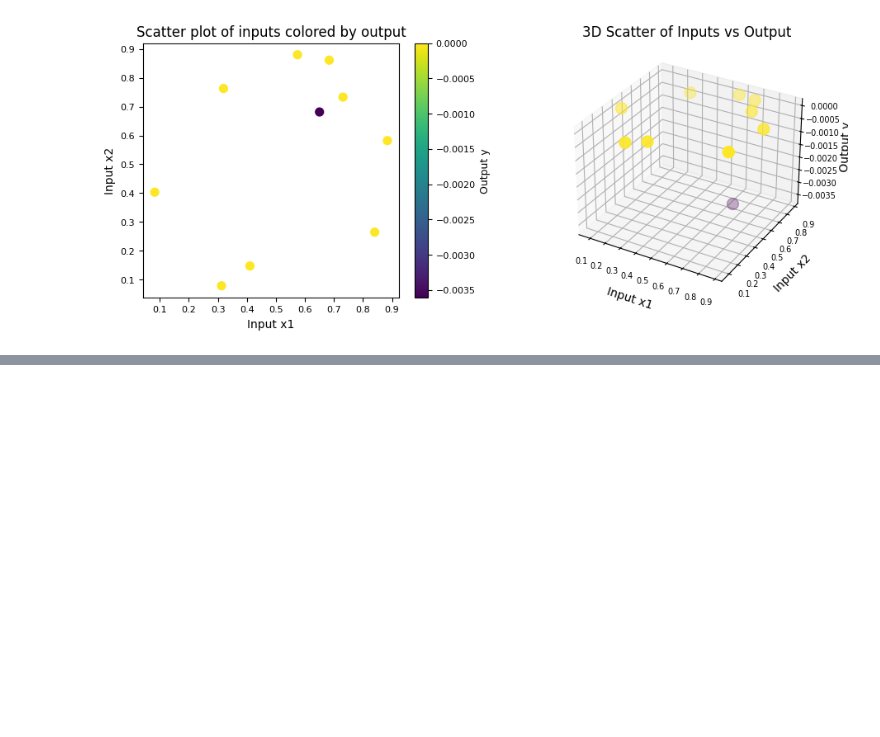
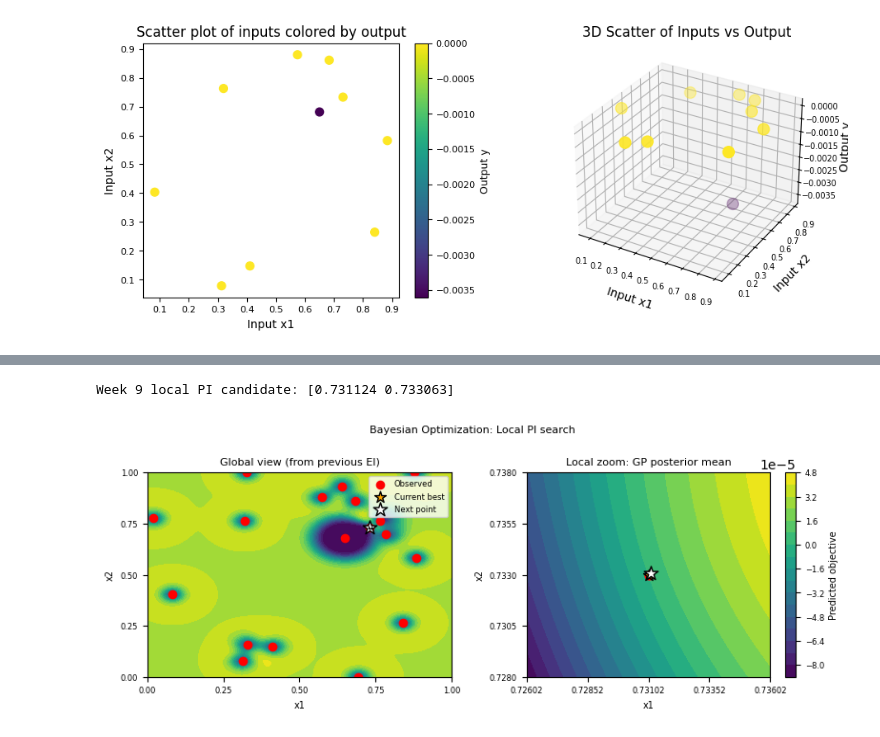
Before and after one commit to hervezogo/Bayesian-Black-Box-Optimisation, a Jupyter notebook: notebooks/Function_1.ipynb, the cells around one changed output, grey strips where cells are left out. Saved outputs shown, nothing was run; the diff lists cells and outputs as text; code cells hidden in the pictures; blank space fills up the shorter version.

```diff
--- a/notebooks/Function_1.ipynb
+++ b/notebooks/Function_1.ipynb
@@ -837,0 +315,77 @@ The global UCB and EI phases improved domain coverage but did not outperform the
+# %%
+# Matern Local configuration
+matern_32_kernel = ConstantKernel(1.0, (1e-6, 1e6))* Matern(length_scale=np.array([0.0025, 0.0025]), length_scale_bounds=(1e-4, 0.05), nu=1.5)
+local_gp_kwargs = {"alpha": 1e-12, "normalize_y": True, "n_restarts_optimizer": 20, "random_state": RANDOM_SEED}
+
+# Week 9 - Transition from global EI to local PI
+inputs, outputs = extract(data)
+x_best = inputs[np.argmax(outputs)]
+lower, upper = search_region(x_best, radius=0.005)
+
+local_candidates = random_candidates(
+    dimension=inputs.shape[1],
+    n_candidates=50_000,
+    seed=RANDOM_SEED,
+    lower=lower,
+    upper=upper)
+
+week_9_candidate, _ = run_search_strategy(
+    inputs,
+    outputs,
+    local_candidates,
+    matern_32_kernel,
+    probability_of_improvement,
+    gp_kwargs=local_gp_kwargs,
+    best=outputs.max(),
+    xi=0.0)
+
+print(f"Week 9 local PI candidate: {week_9_candidate}")
+
+# Local grid used only for visualisation
+
+X_local_grid = cartesian_grid(
+    dimension=2,
+    points_per_axis=300,
+    lower=lower,
+    upper=upper,
+)
+
+local_gp = GaussianProcessRegressor(
+    kernel=matern_32_kernel,
+    **local_gp_kwargs,
+)
+
+local_gp.fit(inputs, outputs)
+
+mu_local, _ = local_gp.predict(
+    X_local_grid,
+    return_std=True
+)
+
+grid_size = int(np.sqrt(len(X_local_grid)))
+mu_surface = mu_local.reshape(grid_size, grid_size)
+
+# Final global EI landscape from the end of Phase 2
+_, final_global_ei = run_search_strategy(
+    inputs,
+    outputs,
+    X_grid_500,
+    rbf_bounded_kernel,
+    expected_improvement,
+    best=outputs.max(),
+    xi=0.0,
+)
+
+plot_global_to_local_refinement_2d(
+    X_grid_500,
+    final_global_ei,
+    X_local_grid,
+    mu_surface,
+    data,
+    lower,
+    upper,
+    week_9_candidate,
+)
+# %% [output]
+Week 9 local PI candidate: [0.731124 0.733063]
+[figure, added]
```
Also changed, not shown: parts of 121 cells of this notebook.
